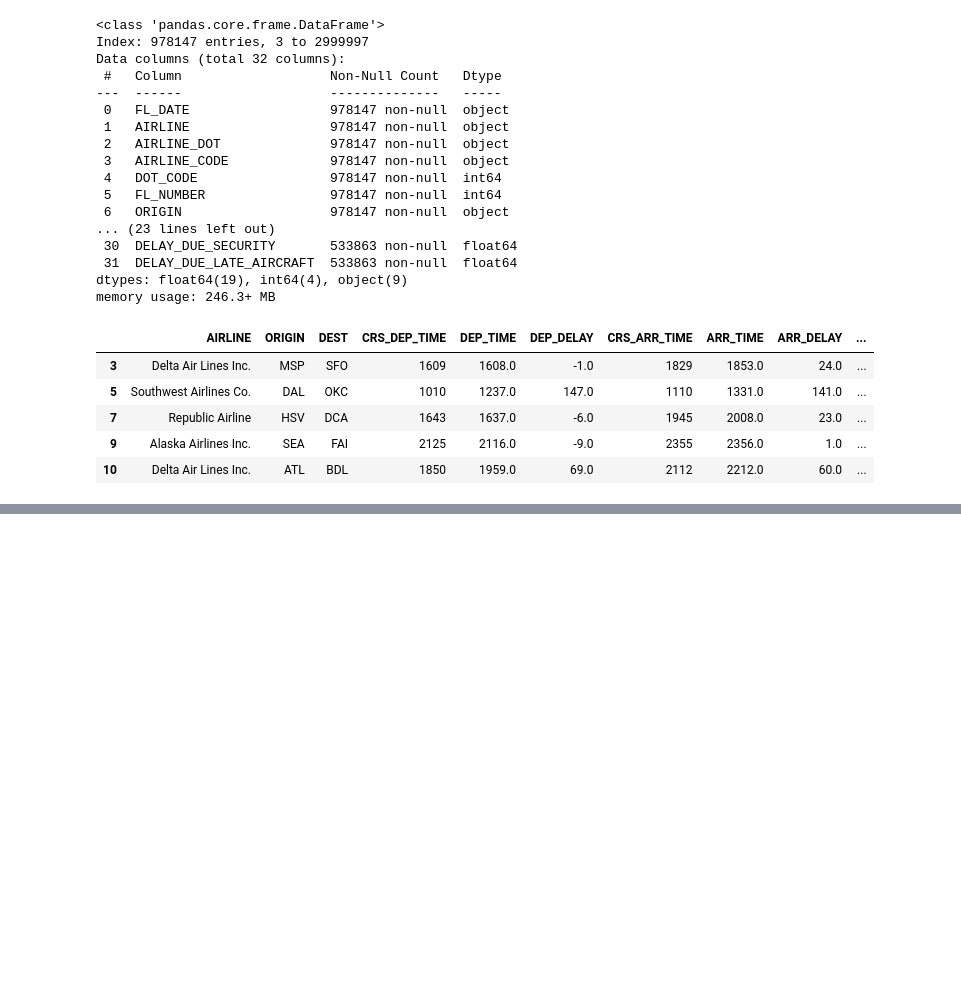
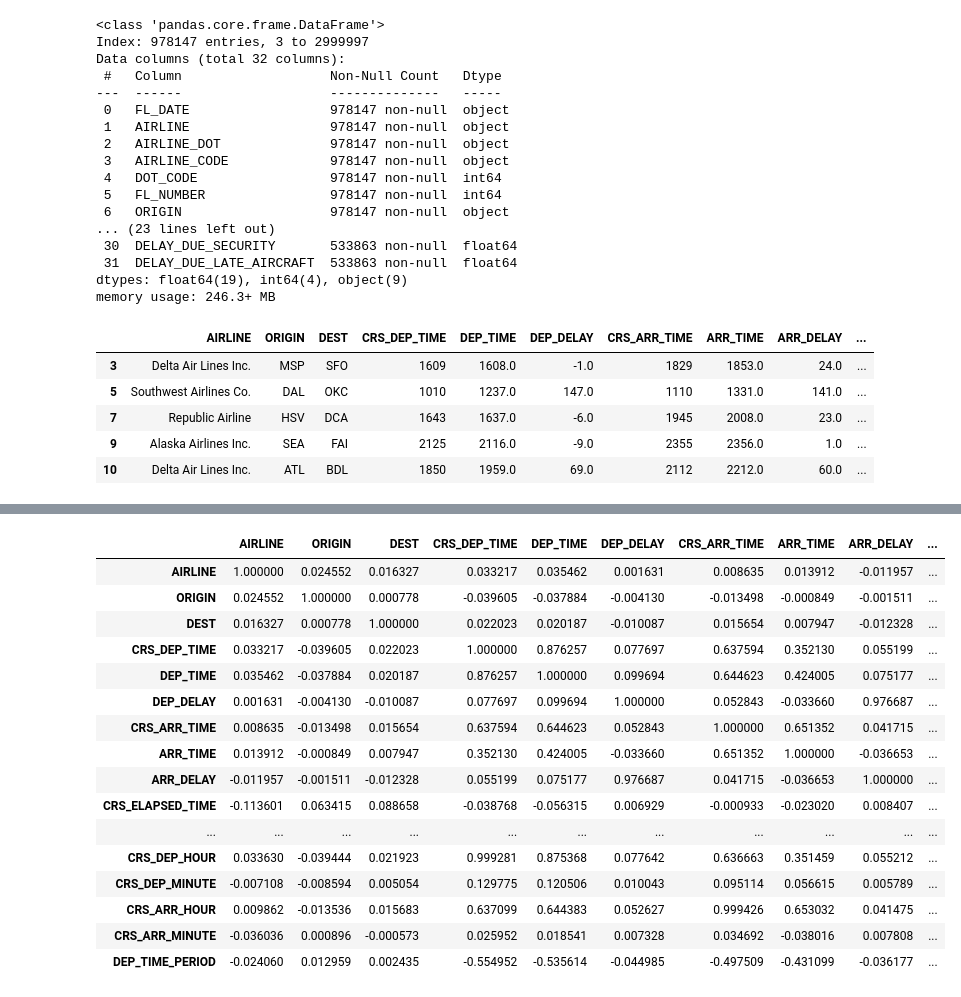
Before and after one commit to swiz9/Flight-Delay-Prediction-System, a Jupyter notebook: Bidirectional_LSTM__Model.ipynb, the cells around one changed output, grey strips where cells are left out. Drawn from its saved outputs; the diff is of its cells as text; code cells hidden in the pictures; blank space fills up the shorter version.

```diff
--- a/Bidirectional_LSTM__Model.ipynb
+++ b/Bidirectional_LSTM__Model.ipynb
@@ -130,3 +130,17 @@ df.head()
 | 7 | Republic Airline | HSV | DCA | 1643 | 1637.0 | -6.0 | 1945 | 2008.0 | 23.0 | ... |
 | 9 | Alaska Airlines Inc. | SEA | FAI | 2125 | 2116.0 | -9.0 | 2355 | 2356.0 | 1.0 | ... |
 | 10 | Delta Air Lines Inc. | ATL | BDL | 1850 | 1959.0 | 69.0 | 2112 | 2212.0 | 60.0 | ... |
+# %%
+# encode the categorical data
+le = LabelEncoder()
+
+def clean_labels_encoder(list_of_labels, df):
+    for label in list_of_labels:
+        df[label] = le.fit_transform(df[label])
+    return df
+# %%
+# clean the labels
+list_of_labels = ['AIRLINE','ORIGIN', 'DEST','DEP_TIME_PERIOD']
+df = clean_labels_encoder(list_of_labels, df)
+
+df.head()
@@ -132,0 +167,24 @@ df.head()
+# %%
+# fill the missing values with mean
+df.fillna(df.mean(), inplace=True)
+
+# show correlation
+df.corr()
+# %% [output]
+|  | AIRLINE | ORIGIN | DEST | CRS_DEP_TIME | DEP_TIME | DEP_DELAY | CRS_ARR_TIME | ARR_TIME | ARR_DELAY | ... |
+| AIRLINE | 1.000000 | 0.024552 | 0.016327 | 0.033217 | 0.035462 | 0.001631 | 0.008635 | 0.013912 | -0.011957 | ... |
+| ORIGIN | 0.024552 | 1.000000 | 0.000778 | -0.039605 | -0.037884 | -0.004130 | -0.013498 | -0.000849 | -0.001511 | ... |
+| DEST | 0.016327 | 0.000778 | 1.000000 | 0.022023 | 0.020187 | -0.010087 | 0.015654 | 0.007947 | -0.012328 | ... |
+| CRS_DEP_TIME | 0.033217 | -0.039605 | 0.022023 | 1.000000 | 0.876257 | 0.077697 | 0.637594 | 0.352130 | 0.055199 | ... |
+| DEP_TIME | 0.035462 | -0.037884 | 0.020187 | 0.876257 | 1.000000 | 0.099694 | 0.644623 | 0.424005 | 0.075177 | ... |
+| DEP_DELAY | 0.001631 | -0.004130 | -0.010087 | 0.077697 | 0.099694 | 1.000000 | 0.052843 | -0.033660 | 0.976687 | ... |
+| CRS_ARR_TIME | 0.008635 | -0.013498 | 0.015654 | 0.637594 | 0.644623 | 0.052843 | 1.000000 | 0.651352 | 0.041715 | ... |
+| ARR_TIME | 0.013912 | -0.000849 | 0.007947 | 0.352130 | 0.424005 | -0.033660 | 0.651352 | 1.000000 | -0.036653 | ... |
+| ARR_DELAY | -0.011957 | -0.001511 | -0.012328 | 0.055199 | 0.075177 | 0.976687 | 0.041715 | -0.036653 | 1.000000 | ... |
+| CRS_ELAPSED_TIME | -0.113601 | 0.063415 | 0.088658 | -0.038768 | -0.056315 | 0.006929 | -0.000933 | -0.023020 | 0.008407 | ... |
+| ... | ... | ... | ... | ... | ... | ... | ... | ... | ... | ... |
+| CRS_DEP_HOUR | 0.033630 | -0.039444 | 0.021923 | 0.999281 | 0.875368 | 0.077642 | 0.636663 | 0.351459 | 0.055212 | ... |
+| CRS_DEP_MINUTE | -0.007108 | -0.008594 | 0.005054 | 0.129775 | 0.120506 | 0.010043 | 0.095114 | 0.056615 | 0.005789 | ... |
+| CRS_ARR_HOUR | 0.009862 | -0.013536 | 0.015683 | 0.637099 | 0.644383 | 0.052627 | 0.999426 | 0.653032 | 0.041475 | ... |
+| CRS_ARR_MINUTE | -0.036036 | 0.000896 | -0.000573 | 0.025952 | 0.018541 | 0.007328 | 0.034692 | -0.038016 | 0.007808 | ... |
+| DEP_TIME_PERIOD | -0.024060 | 0.012959 | 0.002435 | -0.554952 | -0.535614 | -0.044985 | -0.497509 | -0.431099 | -0.036177 | ... |
```
Also changed, not shown: parts of 2 cells of this notebook.
